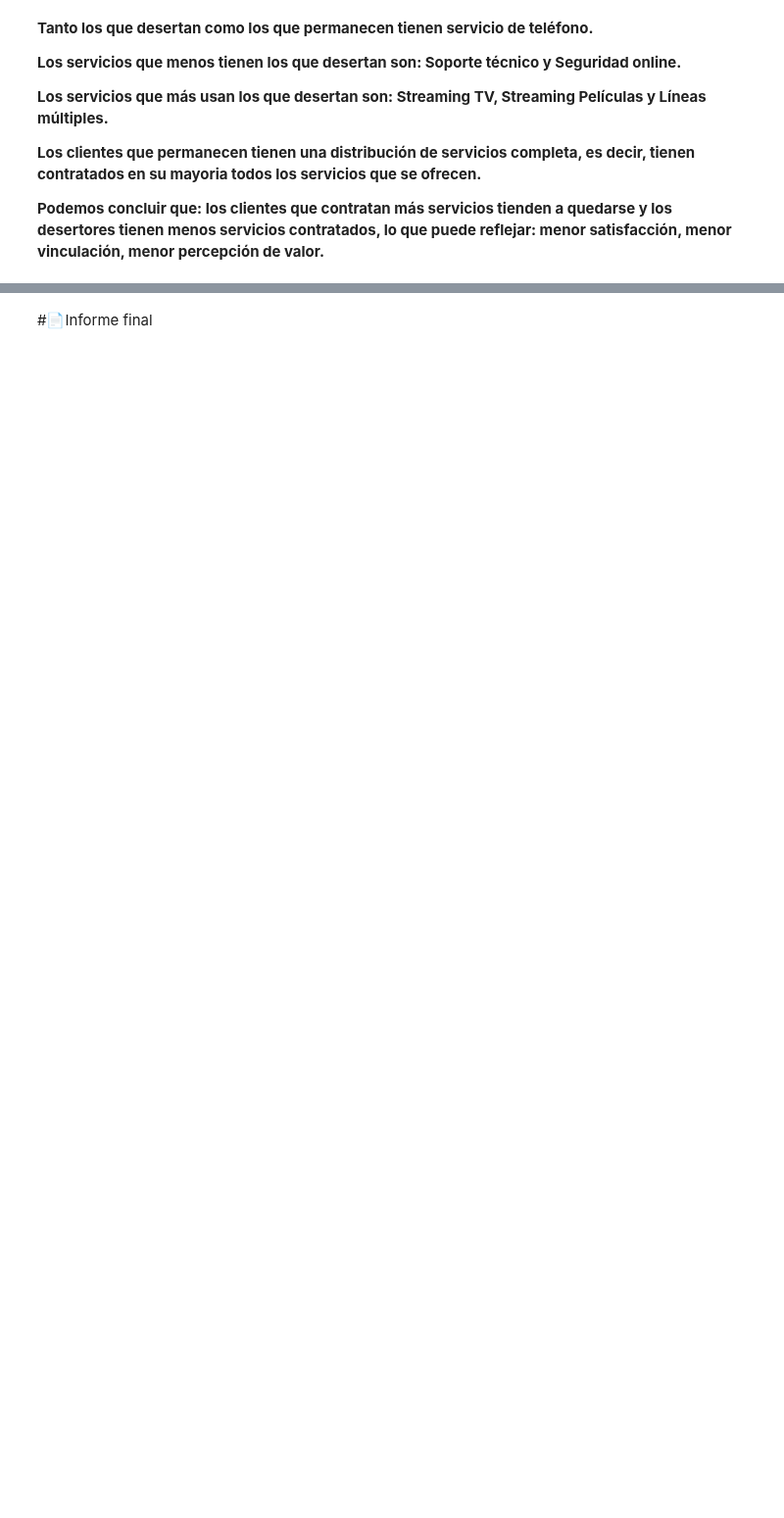
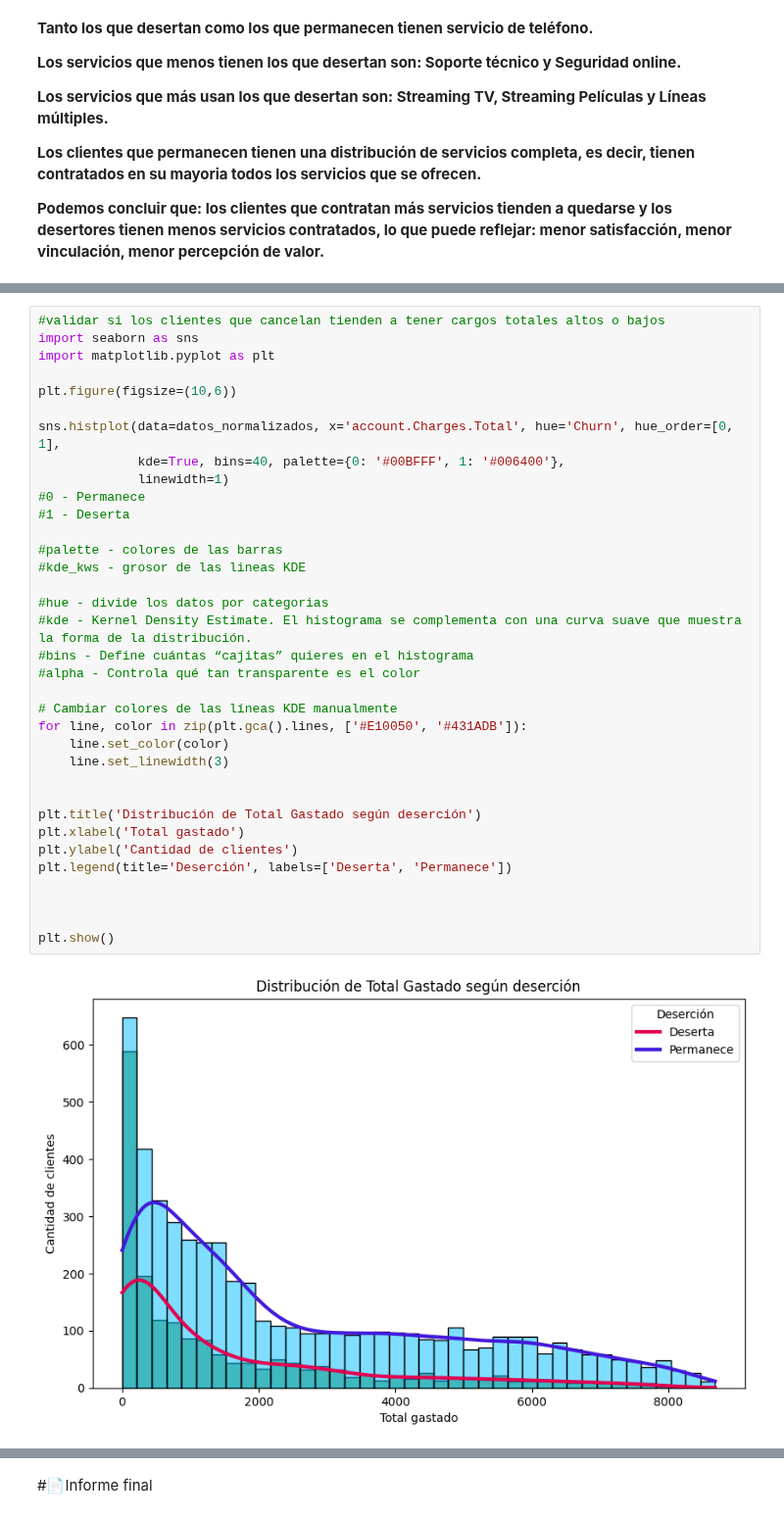
Before and after one commit to JGP-Code/TelecomX_LATAM_Challenge, a Jupyter notebook: TelecomX_LATAM.ipynb, the cells around one changed output, grey strips where cells are left out. Shown at 98% size. Cells and saved outputs as stored; diff of their text form; blank space fills up the shorter version.

```diff
--- a/TelecomX_LATAM.ipynb
+++ b/TelecomX_LATAM.ipynb
@@ -974,0 +982,37 @@ plt.show()
+# %%
+#validar si los clientes que cancelan tienden a tener cargos totales altos o bajos
+import seaborn as sns
+import matplotlib.pyplot as plt
+
+plt.figure(figsize=(10,6))
+
+sns.histplot(data=datos_normalizados, x='account.Charges.Total', hue='Churn', hue_order=[0, 1],
+             kde=True, bins=40, palette={0: '#00BFFF', 1: '#006400'},
+             linewidth=1)
+#0 - Permanece
+#1 - Deserta
+
+#palette - colores de las barras
+#kde_kws - grosor de las lineas KDE
+
+#hue - divide los datos por categorias
+#kde - Kernel Density Estimate. El histograma se complementa con una curva suave que muestra la forma de la distribución.
+#bins - Define cuántas “cajitas” quieres en el histograma
+#alpha - Controla qué tan transparente es el color
+
+# Cambiar colores de las líneas KDE manualmente
+for line, color in zip(plt.gca().lines, ['#E10050', '#431ADB']):
+    line.set_color(color)
+    line.set_linewidth(3)
+
+
+plt.title('Distribución de Total Gastado según deserción')
+plt.xlabel('Total gastado')
+plt.ylabel('Cantidad de clientes')
+plt.legend(title='Deserción', labels=['Deserta', 'Permanece'])
+
+
+
+plt.show()
+# %% [output]
+[figure, added]
```
Also changed, not shown: parts of 7 cells of this notebook.
